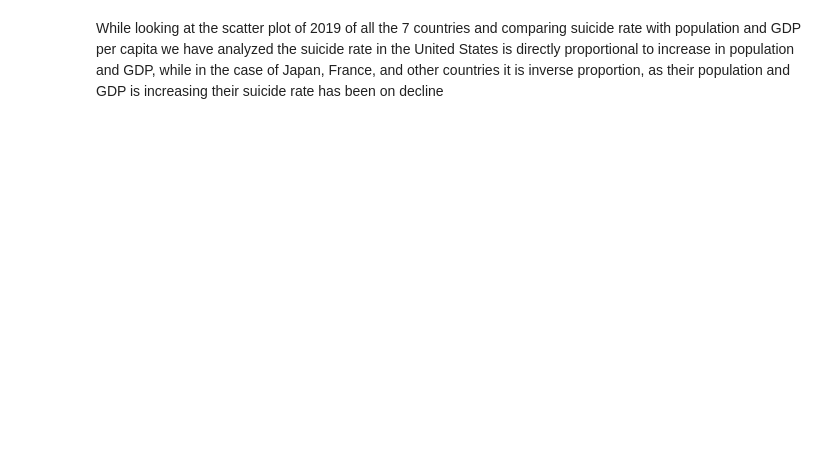
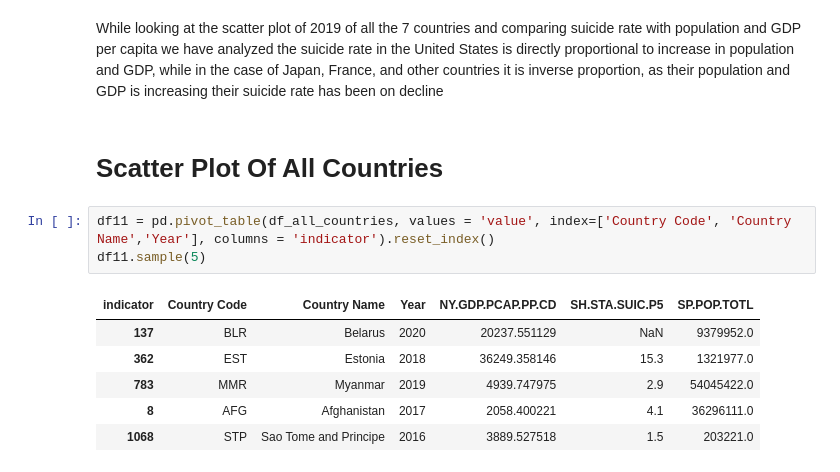
Before and after one commit to Zarak00/data690_world_dev, a Jupyter notebook: 690_Project_B.ipynb, the cells around one changed output. Saved outputs shown, nothing was run; the diff lists cells and outputs as text; blank space fills up the shorter version.

```diff
--- a/690_Project_B.ipynb
+++ b/690_Project_B.ipynb
@@ -185,3 +197,15 @@ fig.show()
 [interactive output not drawn]
 # %% [markdown]
 While looking at the scatter plot of 2019 of all the 7 countries and comparing suicide rate with population and GDP per capita we have analyzed the suicide rate in the United States is directly proportional to increase in population and GDP, while in the case of Japan, France, and other countries it is inverse proportion, as their population and GDP is increasing their suicide rate has been on decline
+# %% [markdown]
+# Scatter Plot Of All Countries
+# %%
+df11 = pd.pivot_table(df_all_countries, values = 'value', index=['Country Code', 'Country Name','Year'], columns = 'indicator').reset_index()
+df11.sample(5)
+# %% [output]
+| indicator | Country Code | Country Name | Year | NY.GDP.PCAP.PP.CD | SH.STA.SUIC.P5 | SP.POP.TOTL |
+| 137 | BLR | Belarus | 2020 | 20237.551129 | NaN | 9379952.0 |
+| 362 | EST | Estonia | 2018 | 36249.358146 | 15.3 | 1321977.0 |
+| 783 | MMR | Myanmar | 2019 | 4939.747975 | 2.9 | 54045422.0 |
+| 8 | AFG | Afghanistan | 2017 | 2058.400221 | 4.1 | 36296111.0 |
+| 1068 | STP | Sao Tome and Principe | 2016 | 3889.527518 | 1.5 | 203221.0 |
```
Also changed, not shown: parts of 6 cells of this notebook.
